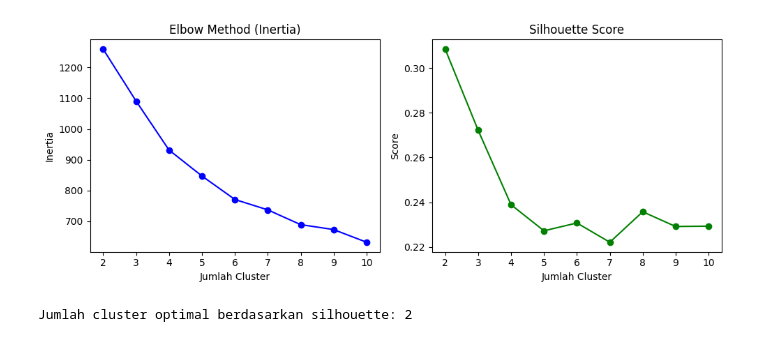
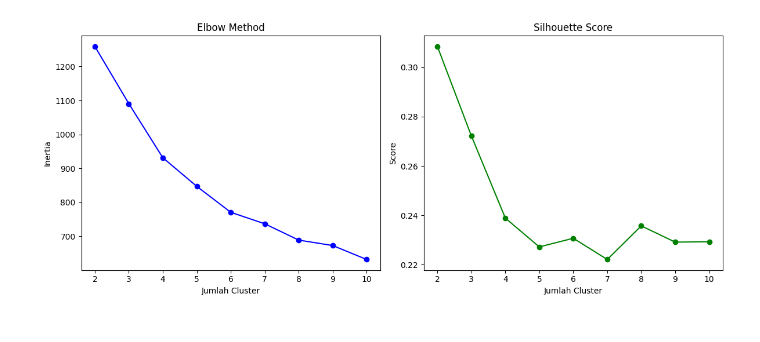
Before and after one commit to ojan9976/kinerja_siswa, a Jupyter notebook: kinerja_siswa_k_means.ipynb, the cells around one changed output. Drawn from its saved outputs; the diff is of its cells as text; code cells hidden in the pictures.

```diff
--- a/kinerja_siswa_k_means.ipynb
+++ b/kinerja_siswa_k_means.ipynb
@@ -31,38 +33,42 @@ df = df[kolom_identitas + kolom_nilai].dropna()
 scaler = StandardScaler()
 nilai_scaled = scaler.fit_transform(df[kolom_nilai])
+# %%
+inertias = []
+silhouette_scores = []
+range_n = range(2, 11)
+
+for n in range_n:
+    kmeans = KMeans(n_clusters=n, random_state=42)
+    labels = kmeans.fit_predict(nilai_scaled)
+    inertias.append(kmeans.inertia_)
+    silhouette_scores.append(silhouette_score(nilai_scaled, labels))
 # %%
 inertias = []
 silhouette_scores = []
-range_clusters = range(2, 11)
+range_n = range(2, 11)
 
-for k in range_clusters:
-    kmeans = KMeans(n_clusters=k, random_state=42)
-    cluster_labels = kmeans.fit_predict(nilai_scaled)
+for n in range_n:
+    kmeans_n = KMeans(n_clusters=n, random_state=42)
+    labels = kmeans_n.fit_predict(nilai_scaled)
+    inertias.append(kmeans_n.inertia_)
+    silhouette_scores.append(silhouette_score(nilai_scaled, labels))
 
-    inertias.append(kmeans.inertia_)
-    silhouette_scores.append(silhouette_score(nilai_scaled, cluster_labels))
+# Plot Elbow & Silhouette Score
+plt.figure(figsize=(12, 5))
 
-# Plot Elbow Method
-plt.figure(figsize=(10,4))
 plt.subplot(1, 2, 1)
-plt.plot(range_clusters, inertias, 'bo-')
-plt.title("Elbow Method (Inertia)")
+plt.plot(range_n, inertias, 'bo-')
+plt.title("Elbow Method")
 plt.xlabel("Jumlah Cluster")
 plt.ylabel("Inertia")
 
-# Plot Silhouette Score
 plt.subplot(1, 2, 2)
-plt.plot(range_clusters, silhouette_scores, 'go-')
+plt.plot(range_n, silhouette_scores, 'go-')
 plt.title("Silhouette Score")
 plt.xlabel("Jumlah Cluster")
 plt.ylabel("Score")
+
 plt.tight_layout()
 plt.show()
 # %% [output]
-[figure, old version]
+[figure, new version]
-# %%
-# Ambil jumlah cluster terbaik berdasarkan silhouette tertinggi
-optimal_k = range_clusters[np.argmax(silhouette_scores)]
-print(f"Jumlah cluster optimal berdasarkan silhouette: {optimal_k}")
-# %% [output]
-Jumlah cluster optimal berdasarkan silhouette: 2
```
Also changed, not shown: parts of 6 cells of this notebook.
